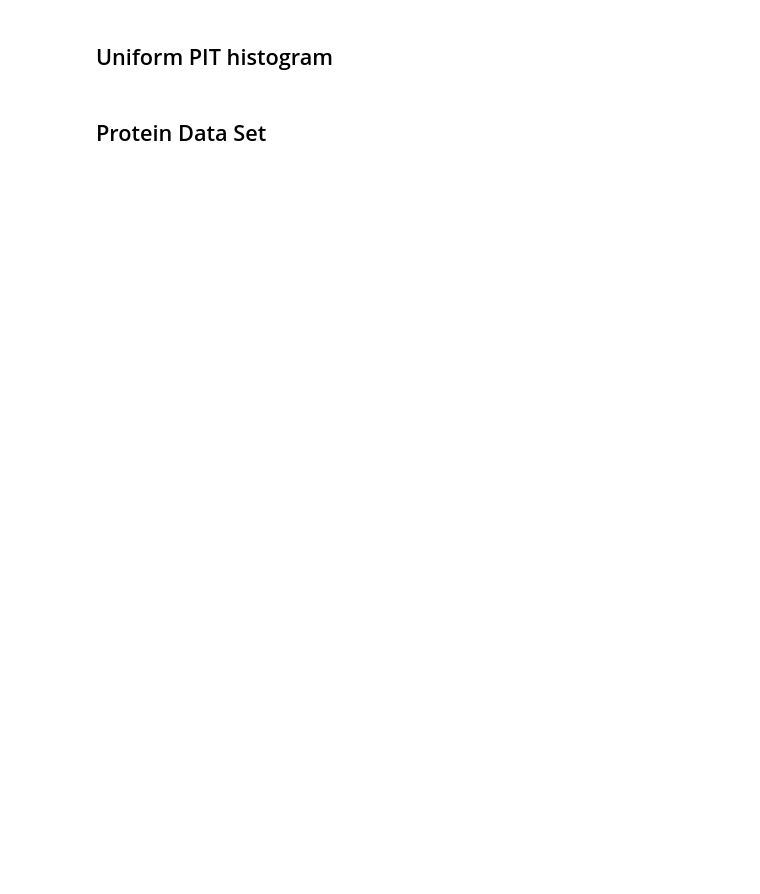
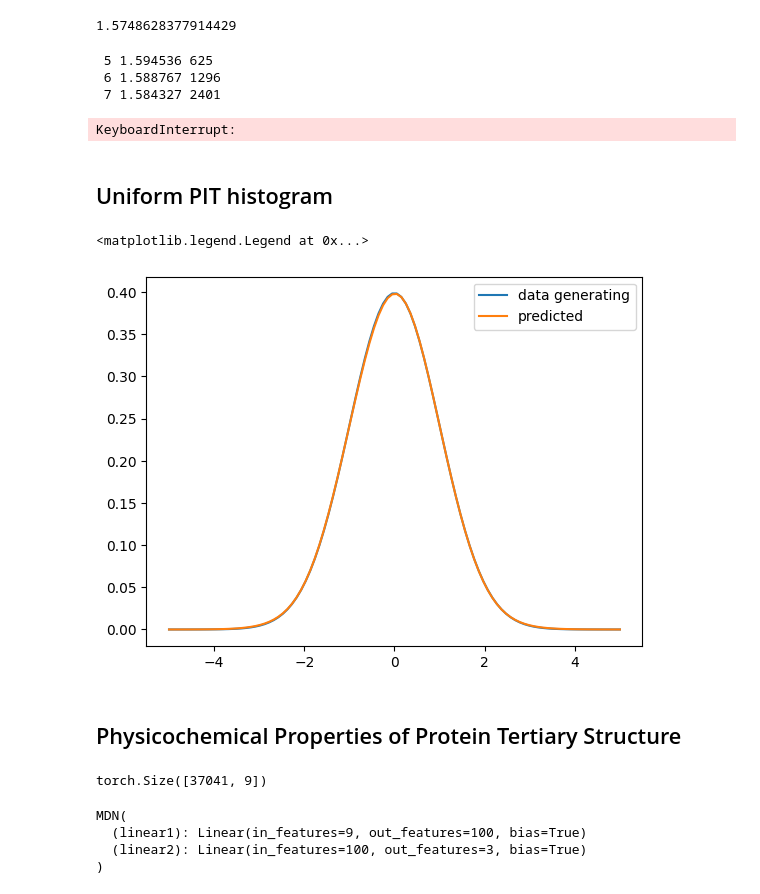
Before and after one commit to podondra/calibration, a Jupyter notebook: experiment.ipynb, the cells around one changed output. Saved outputs shown, nothing was run; the diff lists cells and outputs as text; code cells hidden in the pictures; blank space fills up the shorter version.

```diff
--- a/experiment.ipynb
+++ b/experiment.ipynb
@@ -56,0 +71,33 @@ for i in range(len(testset)):
+# %%
+nll_mdn = dist.nll_gaussian_mixture(*y_mdn, testset.y).mean()
+nll_mdn.item()
+# %% [output]
+1.5748628377914429
+# %%
+steps = range(5, 18)
+nll_neighbour = []
+for s in steps:
+    refset = pit.PITReference(BINS, steps=s)
+    distances = euclidean_distances(testset.X, refset.X)
+    js = distances.argmin(axis=1)
+    neighbour = refset.annotation[js]
+    weight = torch.stack([neighbour[:, 0], 1 - neighbour[:, 0]], dim=1)
+    mean = torch.stack((-neighbour[:, 1] / 2, neighbour[:, 1] / 2), dim=1)
+    variance = neighbour[:, 2:]
+    nll = dist.nll_gaussian_mixture(weight, mean, variance, testset.y)
+    nll_neighbour.append(nll.mean().item())
+    print(f"{s:2d} {nll_neighbour[-1]:f} {s ** 4}")
+
+_, ax = plt.subplots()
+size = [s ** 4 for s in steps]
+ax.scatter(size, nll_neighbour, label="$k$-NN")
+ax.axhline(nll_mdn, label="our MDN")
+ax.set_xlabel("size of reference set")
+ax.set_ylabel("NLL")
+ax.legend()
+nll_neighbour
+# %% [output]
+ 5 1.594536 625
+ 6 1.588767 1296
+ 7 1.584327 2401
+KeyboardInterrupt:
@@ -59,11 +113,13 @@ for i in range(len(testset)):
 # %%
 pit_hist_uniform = torch.full((BINS, ), 1 / BINS)
 alpha_uniform, mu_uniform, sigma_uniform = model.predict(pit_hist_uniform)
-dist_uniform = mdn.mdn2dist(alpha_uniform, mu_uniform, sigma_uniform)
+dist_uniform = method.params2dist(alpha_uniform, mu_uniform, sigma_uniform)
 _, ax = plt.subplots()
-plot.pdf(ax, dists.Normal(0, 1), label="data generating")
-plot.pdf(ax, dist_uniform, label="prediction")
+plot.pdf(ax, dist.Gaussian(), label="data generating")
+plot.pdf(ax, dist_uniform, label="predicted")
 ax.legend()
-dist_uniform
+# %% [output]
+<matplotlib.legend.Legend at 0x...>
+[figure, added]
 # %% [markdown]
-## Protein Data Set
+## Physicochemical Properties of Protein Tertiary Structure
@@ -77,0 +135,17 @@ pit_hist_protein = data.pit_hist(pit_values_protein, BINS)
+# %%
+X_train.shape
+# %% [output]
+torch.Size([37041, 9])
+# %%
+checkpoint = torch.load("models/golden-violet-32.pt")
+hyperparams = checkpoint["hyperparams"]
+dn_protein = method.MDN(inputs=9,
+                        neurons=hyperparams["neurons"],
+                        m=1)
+dn_protein.load_state_dict(checkpoint["model_state_dict"])
+dn_protein
+# %% [output]
+MDN(
+  (linear1): Linear(in_features=9, out_features=100, bias=True)
+  (linear2): Linear(in_features=100, out_features=3, bias=True)
+)
```
Also changed, not shown: parts of 20 cells of this notebook, 8 other files.
